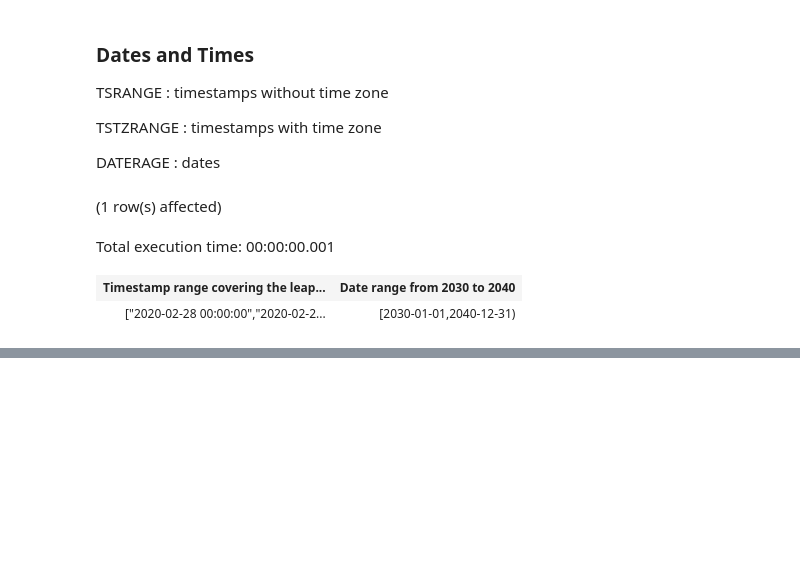
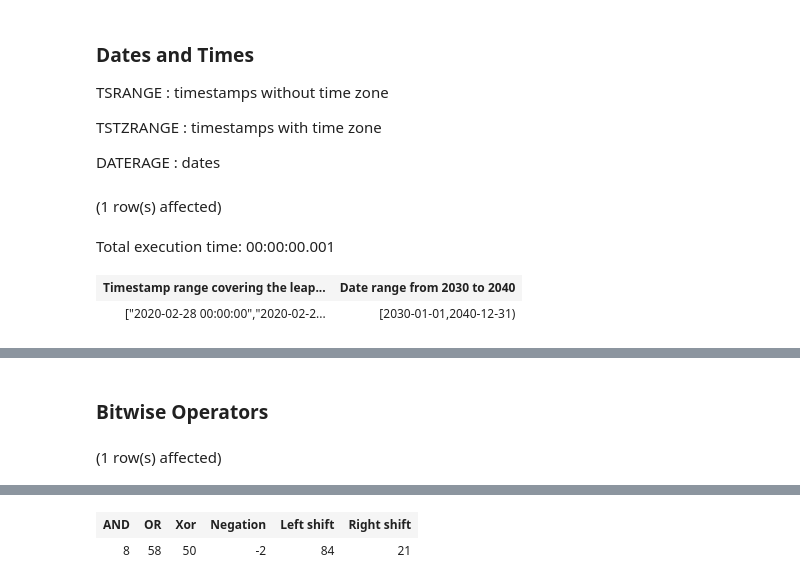
Before and after one commit to yaowenqiang/postgresql_functions_playbook, a Jupyter notebook: Notebook-1.ipynb, the cells around one changed output, grey strips where cells are left out. Drawn from its saved outputs; the diff is of its cells as text; code cells hidden in the pictures; blank space fills up the shorter version.

```diff
--- a/Notebook-1.ipynb
+++ b/Notebook-1.ipynb
@@ -335,0 +389,12 @@ Total execution time: 00:00:00.001
+# %% [markdown]
+### Bitwise Operators
+# %%
+SELECT
+    42 & 24 AS "AND",
+    42 | 24 AS "OR",
+    42 # 24 AS "Xor",
+    ~1 AS "Negation",
+    42 << 1 AS "Left shift",
+    42 >> 1 AS "Right shift";
+# %% [output]
+(1 row(s) affected)
@@ -335,0 +402,2 @@ Total execution time: 00:00:00.001
+| AND | OR | Xor | Negation | Left shift | Right shift |
+| 8 | 58 | 50 | -2 | 84 | 21 |
```
Also changed, not shown: parts of 45 cells of this notebook.
